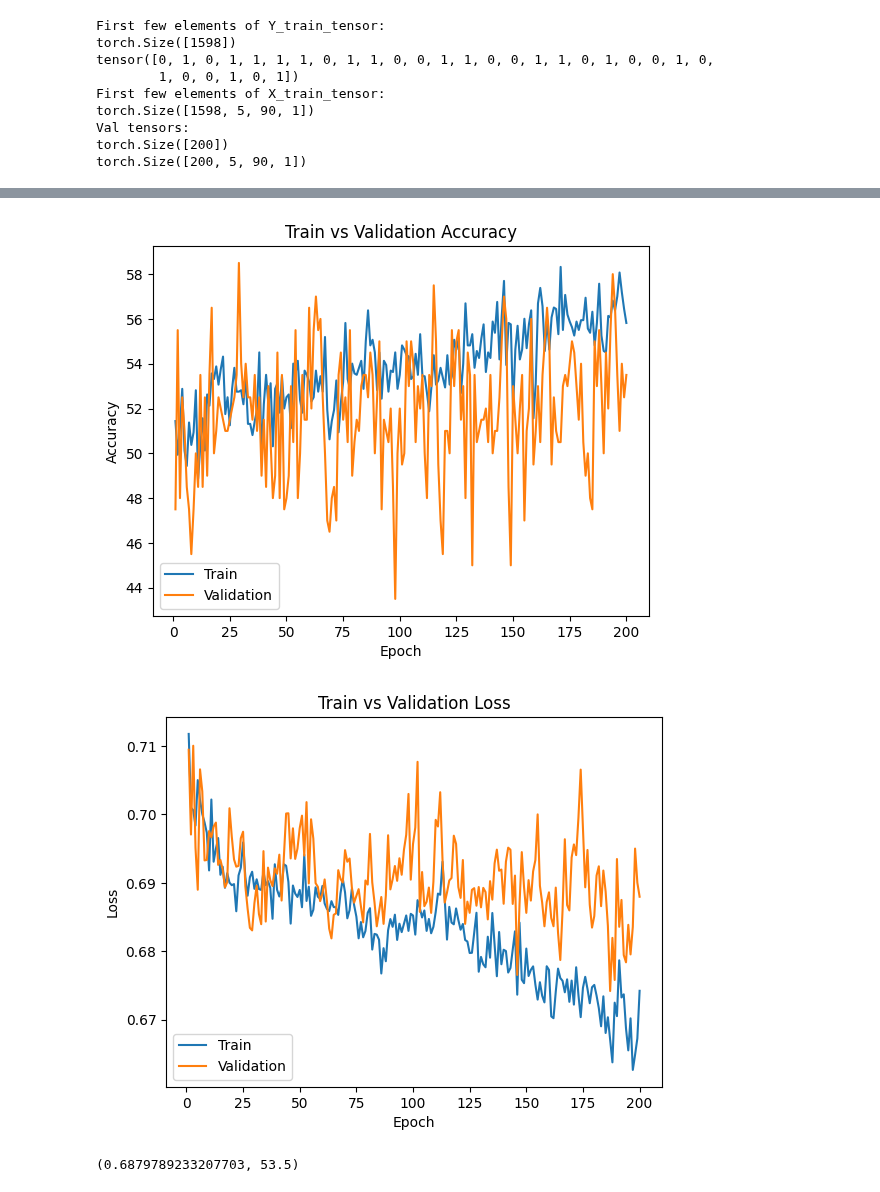
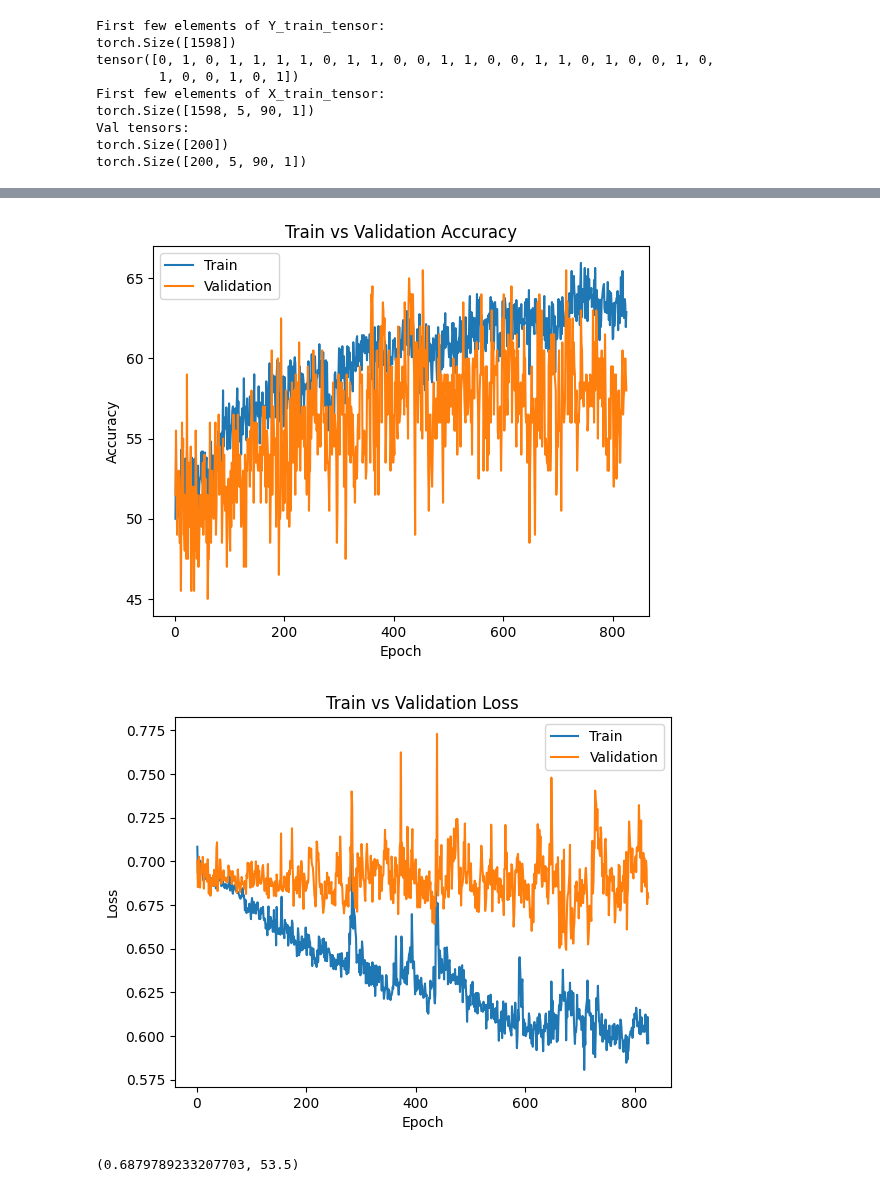
Before and after one commit to antoinevilain001/aps360project, a Jupyter notebook: antoine/cnn3.ipynb, the cells around one changed output, grey strips where cells are left out. Saved outputs shown, nothing was run; the diff lists cells and outputs as text; code cells hidden in the pictures.

Commit message:
found around the best this model can do, after 1000 epochs it is 65% accurate at best

```diff
--- a/antoine/cnn3.ipynb
+++ b/antoine/cnn3.ipynb
@@ -72,6 +72,7 @@ def train_and_validate(model, train_loader, val_loader, epochs=100, patience=20,
     optimizer = optim.Adam(model.parameters(), lr=0.001)
 
     best_val_loss = float("inf")  # Initialize best validation loss
+    best_val_acc = 0
     patience_counter = 0  # Counts epochs without improvement
     best_model_state = None  # Store best model weights
 
@@ -144,10 +145,16 @@ def train_and_validate(model, train_loader, val_loader, epochs=100, patience=20,
             print(f"Early stopping triggered after {epoch+1} epochs!")
             break  # Stop training
 
+        if val_accuracy < best_val_acc:
+            best_val_acc = val_accuracy
+
     # Load best model before exiting
     if best_model_state:
         model.load_state_dict(best_model_state)
         print("Loaded best model with lowest validation loss.")
+
+    print(f"Best val accuracy: {best_val_acc}")
+    print(f"Best val loss: {best_val_loss}")
 
     # Plot the curves
     import matplotlib.pyplot as plt
@@ -239,5 +246,5 @@ val_loader = DataLoader(val_dataset, batch_size=batch_size, shuffle=False)
 
 # Train Model
 #my_model = train_and_validate(model=my_model, train_loader=sanity_loader, val_loader=sanity_loader, epochs=100, patience=100)
-my_model = train_and_validate(model=my_model, train_loader=train_loader, val_loader=val_loader, epochs=200, patience=100, print_every=1)
+my_model = train_and_validate(model=my_model, train_loader=train_loader, val_loader=val_loader, epochs=1000, patience=150, print_every=1)
 # %% [output]
@@ -260,6 +267,6 @@ Val Loss: 0.6880 | Val Accuracy: 53.50%
 Loaded best model with lowest validation loss.
-[figure, old version]
+[figure, new version]
-[figure, old version]
+[figure, new version]
 # %%
 def evaluate_model(model, val_loader):
     criterion = nn.BCEWithLogitsLoss()
```
Also changed, not shown: parts of 2 cells of this notebook.
